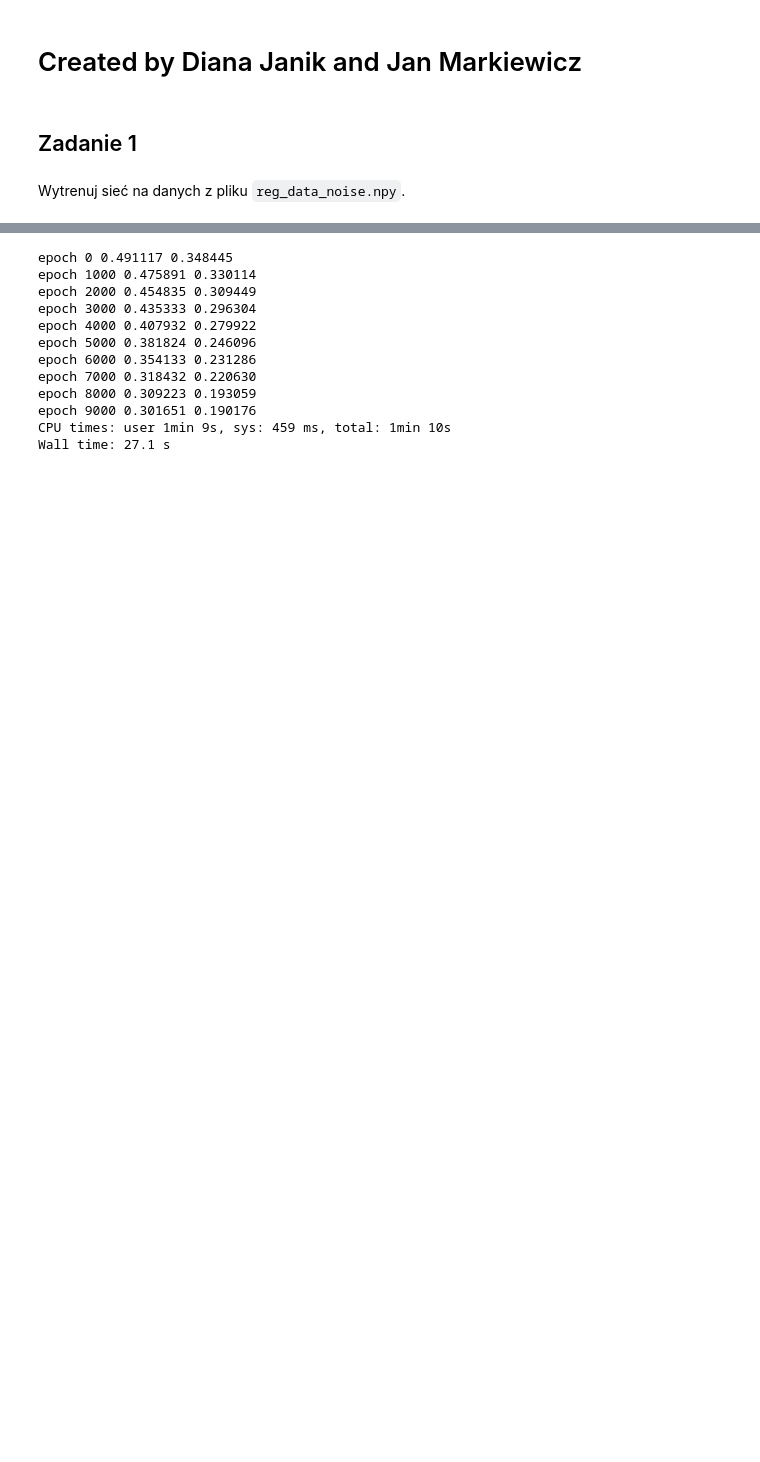
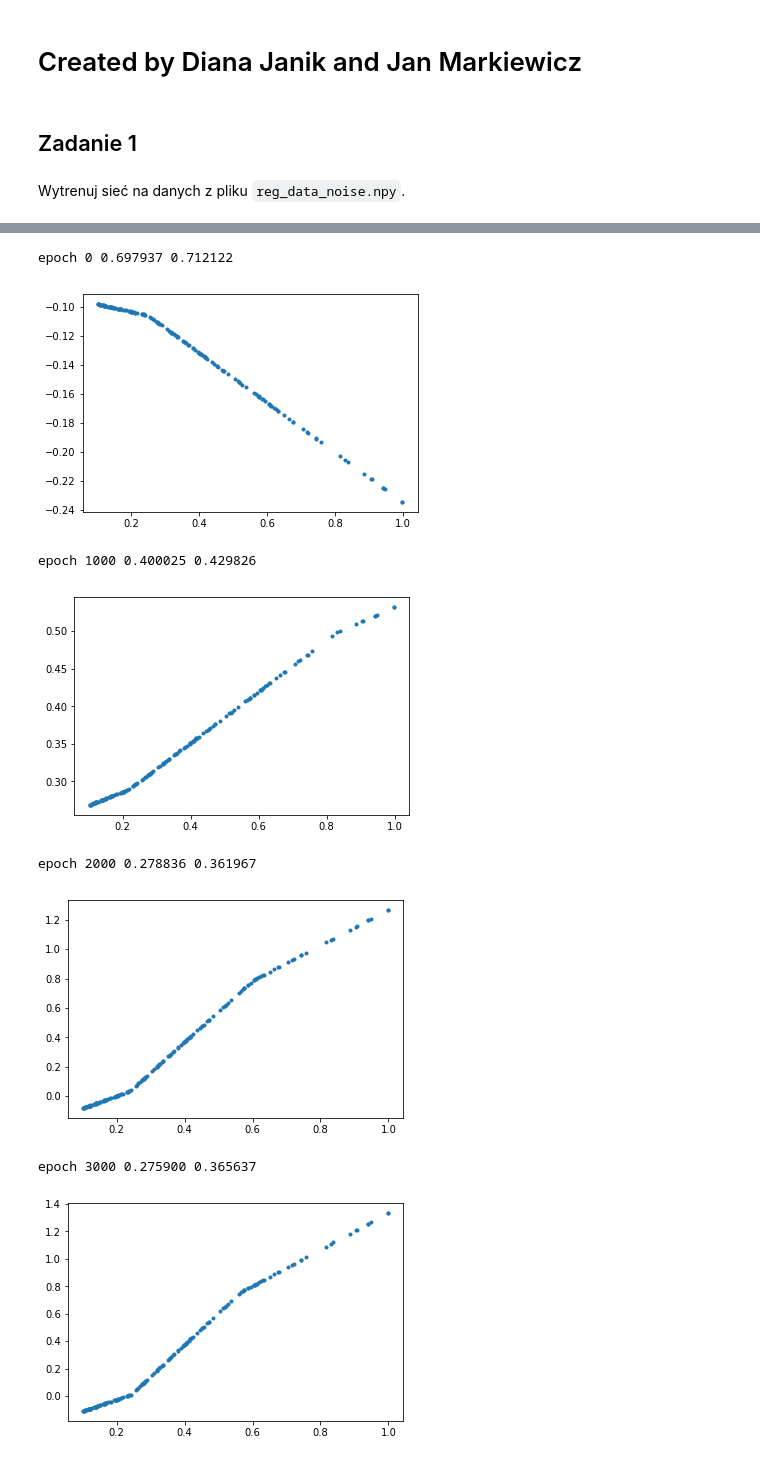
Before and after one commit to gurujasko11/FAIS-deep-learning, a Jupyter notebook: Diana/neural_network.ipynb, the cells around one changed output, grey strips where cells are left out. Saved outputs shown, nothing was run; the diff lists cells and outputs as text; code cells hidden in the pictures; blank space fills up the shorter version.

```diff
--- a/Diana/neural_network.ipynb
+++ b/Diana/neural_network.ipynb
@@ -60,41 +52,45 @@ dataset = torch.utils.data.TensorDataset(t_xs, t_ys)
 # %%
 train_loader = torch.utils.data.DataLoader(train_set,batch_size=len(train_set))
 # %%
-optimizer = torch.optim.SGD(model.parameters(),lr =0.001)
+optimizer = torch.optim.SGD(model.parameters(),lr =0.01)
 # %%
 loss_func = torch.nn.MSELoss()
 # %%
 %%time
 err_train=[]
 err_valid=[]
 for epoch in range(10000):
     for datum in train_loader:
         optimizer.zero_grad()
         (features,target) = datum
         pred = model(features)
         loss = loss_func(pred, target)
         loss.backward()
         optimizer.step()
 
     with torch.no_grad():
         vpred  = model(valid_set[:][0])
         vloss  = loss_func(vpred,valid_set[:][1])
         err_valid.append(vloss)
         pred  = model(train_set[:][0])
         loss  = loss_func(pred,train_set[:][1])
         err_train.append(loss)
     if epoch%1000 == 0:
         print("epoch %d %f %f " % (epoch, loss, vloss))
+#         print(pred[:])
+#         print(train_set[:][0])
+        pltX = [float(x) for [x] in train_set[:][0]]
+        pltY = [float(x) for [x] in pred[:]]
+#         print(pltX)
+#         print(pltY)
+        plt.plot(pltX, pltY,'.')
+        plt.show()
 # %% [output]
-epoch 0 0.491117 0.348445
-epoch 1000 0.475891 0.330114
-epoch 2000 0.454835 0.309449
-epoch 3000 0.435333 0.296304
-epoch 4000 0.407932 0.279922
-epoch 5000 0.381824 0.246096
-epoch 6000 0.354133 0.231286
-epoch 7000 0.318432 0.220630
-epoch 8000 0.309223 0.193059
-epoch 9000 0.301651 0.190176
-CPU times: user 1min 9s, sys: 459 ms, total: 1min 10s
-Wall time: 27.1 s
+epoch 0 0.697937 0.712122
+[figure, added]
+epoch 1000 0.400025 0.429826
+[figure, added]
+epoch 2000 0.278836 0.361967
+[figure, added]
+epoch 3000 0.275900 0.365637
+[figure, added]
```
Also changed, not shown: parts of 8 cells of this notebook.
